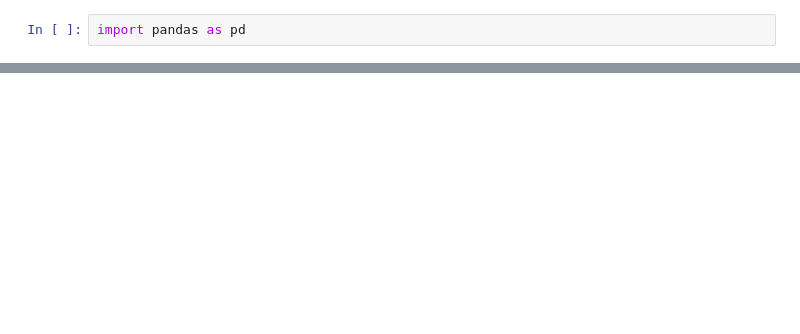
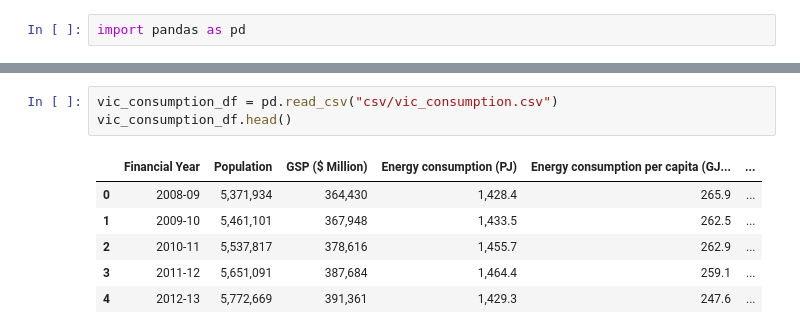
Before and after one commit to Lopokoiyit/PROJECT2-, a Jupyter notebook: data/data_cleaning.ipynb, the cells around one changed output, grey strips where cells are left out. Cells and saved outputs as stored; diff of their text form; blank space fills up the shorter version.

Commit message:
added consumption data

```diff
--- a/data/data_cleaning.ipynb
+++ b/data/data_cleaning.ipynb
@@ -19,4 +19,14 @@ vic_df
 | 154 | Small-scale solar PV | Renewable | VIC | 2020-21 | 3,176.4 |
 | 155 | Geothermal | Renewable | VIC | 2020-21 | NaN |
 156 rows × 5 columns
+# %%
+vic_consumption_df = pd.read_csv("csv/vic_consumption.csv")
+vic_consumption_df.head()
+# %% [output]
+|  | Financial Year | Population | GSP ($ Million) | Energy consumption (PJ) | Energy consumption per capita (GJ... | ... |
+| 0 | 2008-09 | 5,371,934 | 364,430 | 1,428.4 | 265.9 | ... |
+| 1 | 2009-10 | 5,461,101 | 367,948 | 1,433.5 | 262.5 | ... |
+| 2 | 2010-11 | 5,537,817 | 378,616 | 1,455.7 | 262.9 | ... |
+| 3 | 2011-12 | 5,651,091 | 387,684 | 1,464.4 | 259.1 | ... |
+| 4 | 2012-13 | 5,772,669 | 391,361 | 1,429.3 | 247.6 | ... |
 # %%
```
Also changed, not shown: parts of 13 cells of this notebook, 14 other files.
